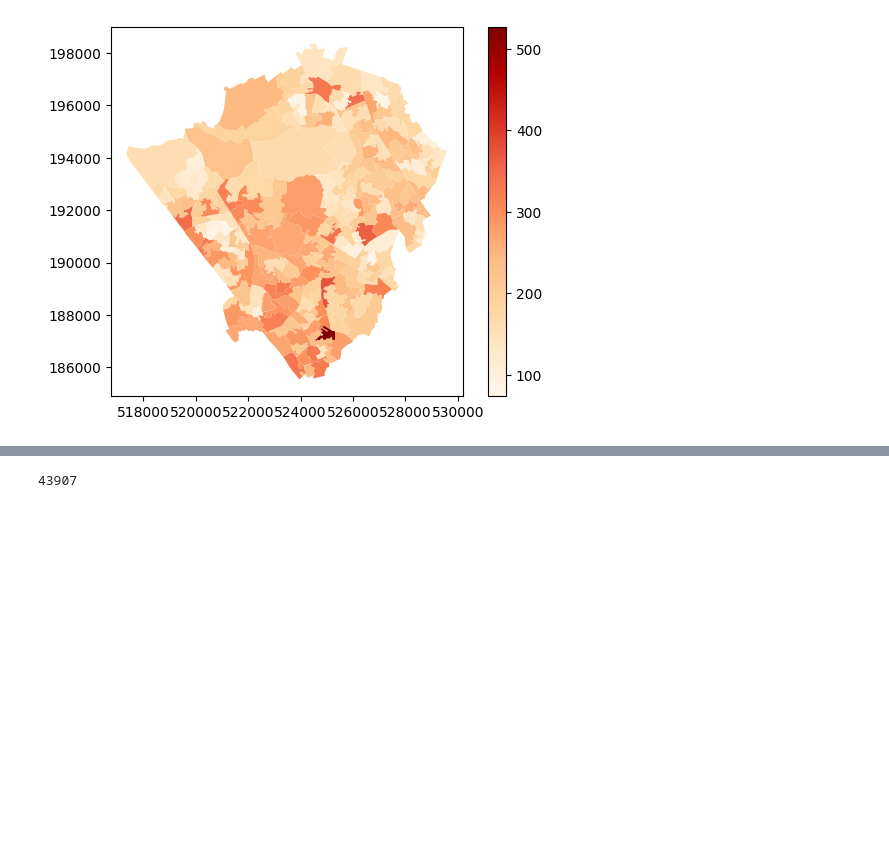
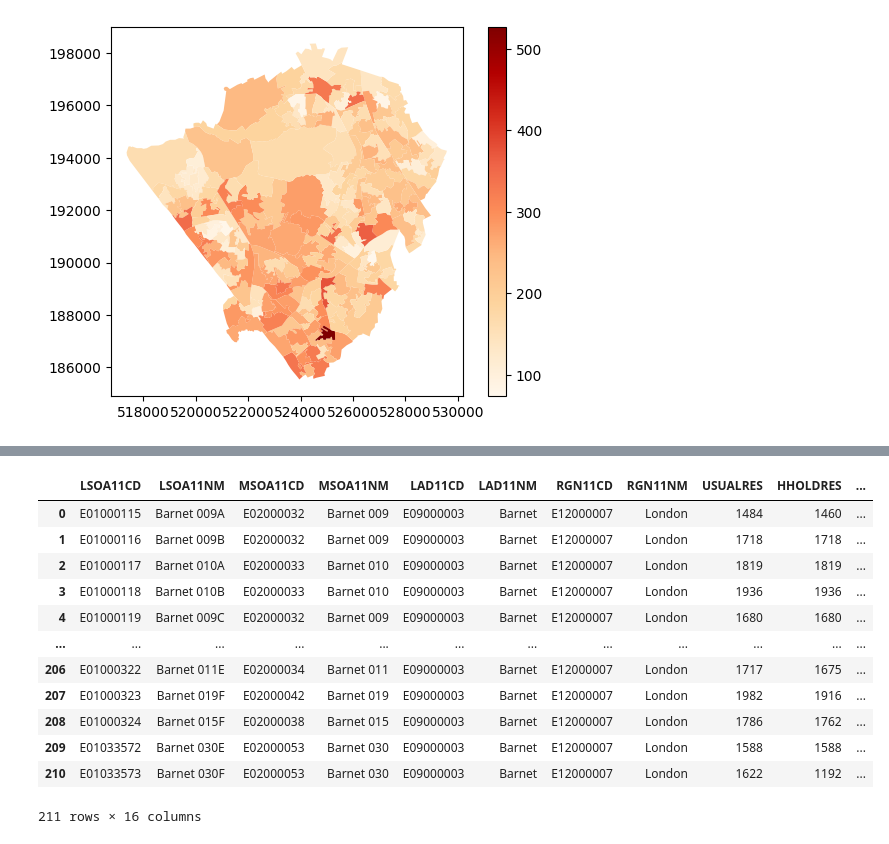
Before and after one commit to pdiggidy/DataChallenge2, a Jupyter notebook: eda.ipynb, the cells around one changed output, grey strips where cells are left out. Drawn from its saved outputs; the diff is of its cells as text; code cells hidden in the pictures; blank space fills up the shorter version.

```diff
--- a/eda.ipynb
+++ b/eda.ipynb
@@ -32,3 +68,16 @@ shape.plot(column='count', cmap='OrRd', legend=True)
 # %%
+ shape
 # %% [output]
+|  | LSOA11CD | LSOA11NM | MSOA11CD | MSOA11NM | LAD11CD | LAD11NM | RGN11CD | RGN11NM | USUALRES | HHOLDRES | ... |
+| 0 | E01000115 | Barnet 009A | E02000032 | Barnet 009 | E09000003 | Barnet | E12000007 | London | 1484 | 1460 | ... |
+| 1 | E01000116 | Barnet 009B | E02000032 | Barnet 009 | E09000003 | Barnet | E12000007 | London | 1718 | 1718 | ... |
+| 2 | E01000117 | Barnet 010A | E02000033 | Barnet 010 | E09000003 | Barnet | E12000007 | London | 1819 | 1819 | ... |
+| 3 | E01000118 | Barnet 010B | E02000033 | Barnet 010 | E09000003 | Barnet | E12000007 | London | 1936 | 1936 | ... |
+| 4 | E01000119 | Barnet 009C | E02000032 | Barnet 009 | E09000003 | Barnet | E12000007 | London | 1680 | 1680 | ... |
+| ... | ... | ... | ... | ... | ... | ... | ... | ... | ... | ... | ... |
+| 206 | E01000322 | Barnet 011E | E02000034 | Barnet 011 | E09000003 | Barnet | E12000007 | London | 1717 | 1675 | ... |
+| 207 | E01000323 | Barnet 019F | E02000042 | Barnet 019 | E09000003 | Barnet | E12000007 | London | 1982 | 1916 | ... |
+| 208 | E01000324 | Barnet 015F | E02000038 | Barnet 015 | E09000003 | Barnet | E12000007 | London | 1786 | 1762 | ... |
+| 209 | E01033572 | Barnet 030E | E02000053 | Barnet 030 | E09000003 | Barnet | E12000007 | London | 1588 | 1588 | ... |
+| 210 | E01033573 | Barnet 030F | E02000053 | Barnet 030 | E09000003 | Barnet | E12000007 | London | 1622 | 1192 | ... |
-43907
+211 rows × 16 columns
```
Also changed, not shown: parts of 7 cells of this notebook, 6 other files.
